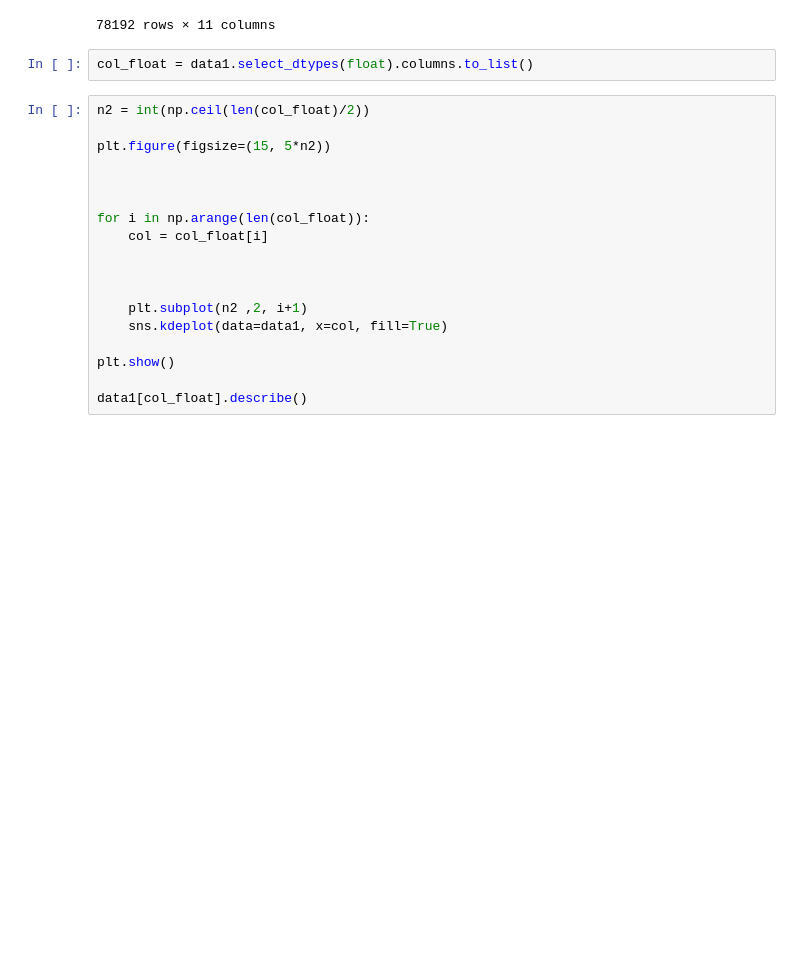
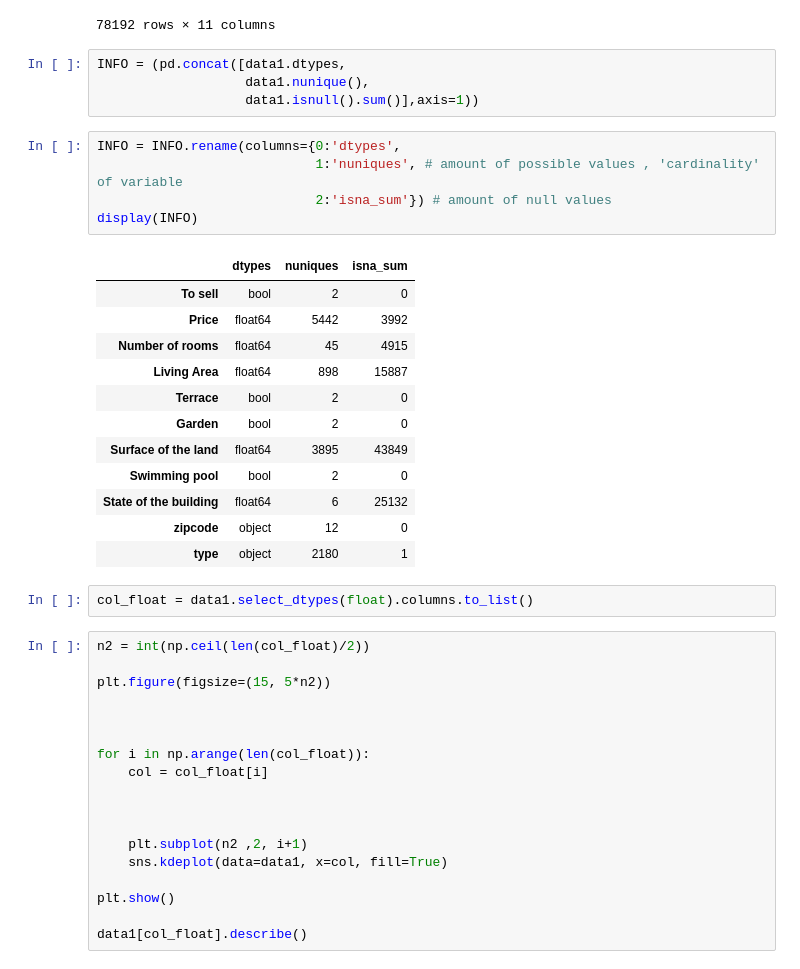
Before and after one commit to Brams0306/ImmoWeb_Data_Vizualisation, a Jupyter notebook: Data_vizualisation_immo.ipynb, the cells around one changed output. Cells and saved outputs as stored; diff of their text form; blank space fills up the shorter version.

```diff
--- a/Data_vizualisation_immo.ipynb
+++ b/Data_vizualisation_immo.ipynb
@@ -118,6 +145,28 @@ data1
 | 78190 | False | 1150.0 | 3.0 | 800.0 | True | True | NaN | False | ... |
 | 78191 | False | 1590.0 | 3.0 | 100.0 | True | False | NaN | False | ... |
 78192 rows × 11 columns
+# %%
+INFO = (pd.concat([data1.dtypes,
+                   data1.nunique(),
+                   data1.isnull().sum()],axis=1))
+# %%
+INFO = INFO.rename(columns={0:'dtypes',
+                            1:'nuniques', # amount of possible values , 'cardinality' of variable
+                            2:'isna_sum'}) # amount of null values
+display(INFO)
+# %% [output]
+|  | dtypes | nuniques | isna_sum |
+| To sell | bool | 2 | 0 |
+| Price | float64 | 5442 | 3992 |
+| Number of rooms | float64 | 45 | 4915 |
+| Living Area | float64 | 898 | 15887 |
+| Terrace | bool | 2 | 0 |
+| Garden | bool | 2 | 0 |
+| Surface of the land | float64 | 3895 | 43849 |
+| Swimming pool | bool | 2 | 0 |
+| State of the building | float64 | 6 | 25132 |
+| zipcode | object | 12 | 0 |
+| type | object | 2180 | 1 |
 # %%
 col_float = data1.select_dtypes(float).columns.to_list()
 # %%
```
Also changed, not shown: parts of 4 cells of this notebook.
